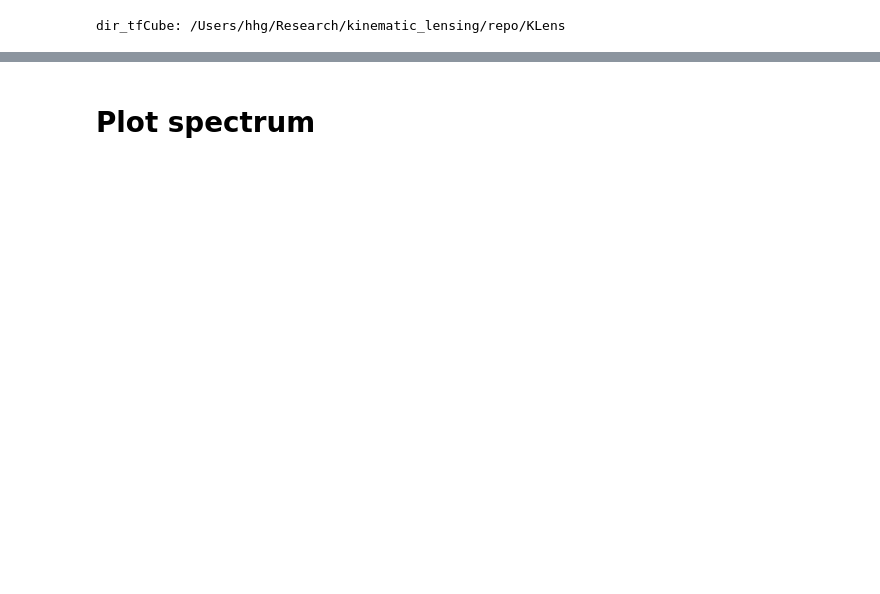
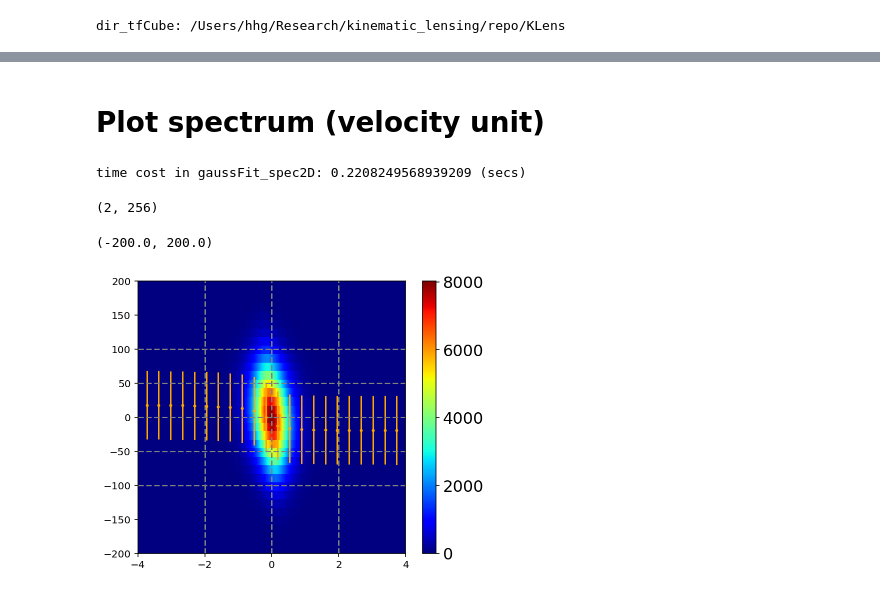
Before and after one commit to hungjinh/BinnedFit, a Jupyter notebook: notebook/branch_runs/gamma2/[demo] GaussFit_spec2D.ipynb, the cells around one changed output, grey strips where cells are left out. Saved outputs shown, nothing was run; the diff lists cells and outputs as text; code cells hidden in the pictures; blank space fills up the shorter version.

```diff
--- a/notebook/branch_runs/gamma2/[demo] GaussFit_spec2D.ipynb
+++ b/notebook/branch_runs/gamma2/[demo] GaussFit_spec2D.ipynb
@@ -105,2 +107,67 @@ Wall time: 10.2 s
+# %%
+def get_grid_velocity(grid_labmda, lambda_cen):
+    grid_z = grid_labmda/lambda_cen - 1.
+    c_kms = 299792.458
+    grid_v = grid_z*c_kms
+    return grid_v
 # %% [markdown]
-# Plot spectrum
+# Plot spectrum (velocity unit)
+# %%
+GaussFit = GaussFit_spec2D(data_info)
+
+fitted_peakLambda, fitted_amp, fitted_sigma = GaussFit.gaussFit_spec2D(data=GaussFit.data)
+model = GaussFit.model_spec2D(fitted_peakLambda,fitted_amp,fitted_sigma)
+data = GaussFit.data
+
+# get pixel edges
+lambda_min = np.min(GaussFit.grid_lambda)  ; lambda_MAX = np.max(GaussFit.grid_lambda)
+x_min = np.min(GaussFit.grid_pos)          ; x_MAX = np.max(GaussFit.grid_pos)
+
+lambda_cen = data_info['lambda_emit']*(1.+data_info['par_fid']['redshift'])
+
+grid_velocity = get_grid_velocity(grid_labmda=GaussFit.grid_lambda, lambda_cen=lambda_cen)
+# %% [output]
+time cost in gaussFit_spec2D: 0.2208249568939209 (secs)
+# %%
+fitted_peakVelocity = get_grid_velocity(grid_labmda=fitted_peakLambda, lambda_cen=lambda_cen)
+# %%
+fitted_lambda_up = fitted_peakLambda+fitted_sigma
+fitted_lambda_lo = fitted_peakLambda-fitted_sigma
+
+fitted_velocity_lo = get_grid_velocity(grid_labmda=fitted_lambda_up, lambda_cen=lambda_cen) - fitted_peakVelocity
+fitted_velocity_up = fitted_peakVelocity - get_grid_velocity(grid_labmda=fitted_lambda_lo, lambda_cen=lambda_cen)
+
+fitted_velocity_error = np.vstack((fitted_velocity_lo, fitted_velocity_up))
+fitted_velocity_error.shape
+# %% [output]
+(2, 256)
+# %%
+#%matplotlib
+%matplotlib inline
+
+ncol=1
+
+fig,ax = plt.subplots(1,1,figsize=(6,5))
+plt.rc('font',size=16)
+
+POS, VEL = np.meshgrid(GaussFit.grid_pos, grid_velocity)  # VEL, POS = np.meshgrid(grid_velocity, GaussFit.grid_pos)
+img0=ax.pcolormesh(POS, VEL, data.T, cmap='jet')          # img0 = ax.pcolormesh(POS, VEL, data, cmap='Greys')
+
+#### gaussfit image peak identification summary (yellow)
+ax.errorbar(GaussFit.grid_pos[5::6], fitted_peakVelocity[5::6], yerr = fitted_velocity_error[:,5::6], color='orange', marker='o', markersize=2, ls='none', label='gauss1D fit on 2D spec')
+
+ax.axhline(0., color='gray',ls='--')
+ax.axhline(100., color='gray',ls='--')
+ax.axhline(-100., color='gray',ls='--')
+ax.axvline(0., color='gray',ls='--')
+ax.axvline(2., color='gray',ls='--')
+ax.axvline(-2., color='gray',ls='--')
+ax.axhline(50., color='gray',ls='--')
+ax.axhline(-50., color='gray',ls='--')
+
+fig.colorbar(img0, ax=ax)
+ax.set_xlim((-4, 4))
+ax.set_ylim((-200., 200.))
+# %% [output]
+(-200.0, 200.0)
+[figure, added]
```
Also changed, not shown: parts of 5 cells of this notebook, 20 other files.
